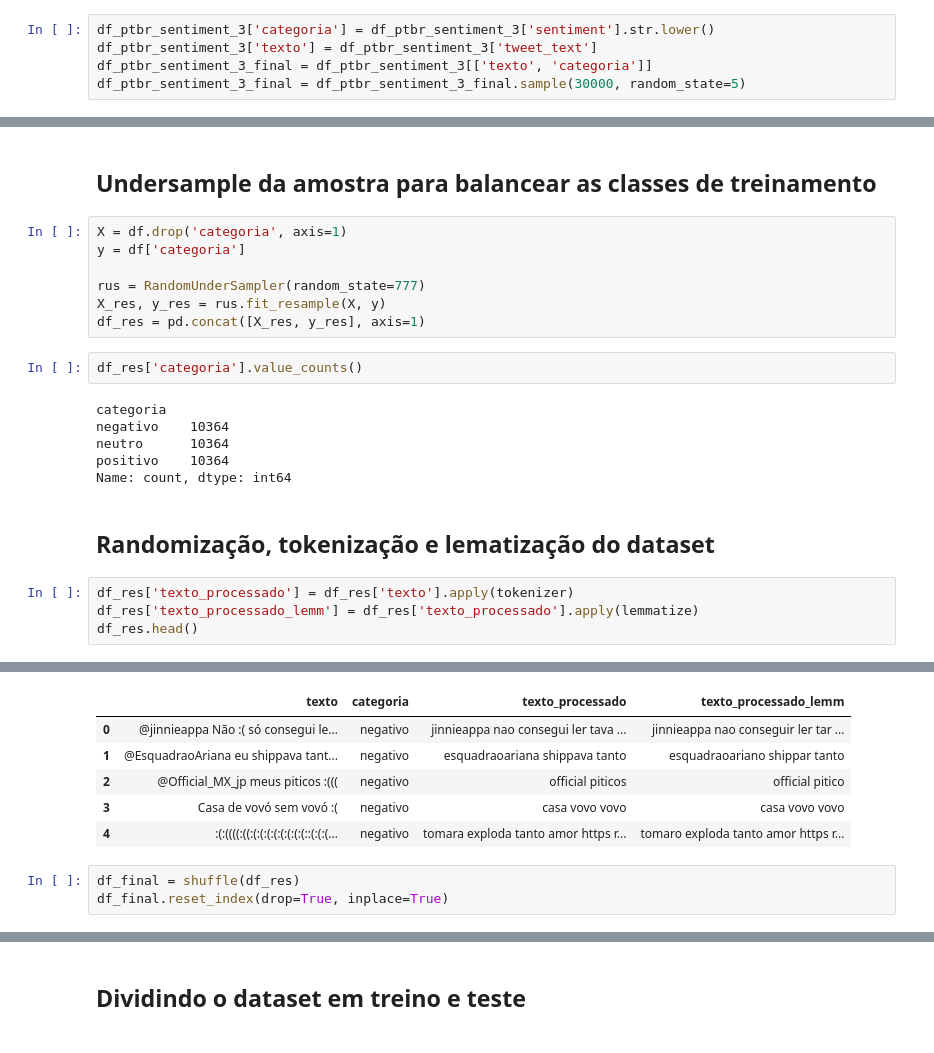
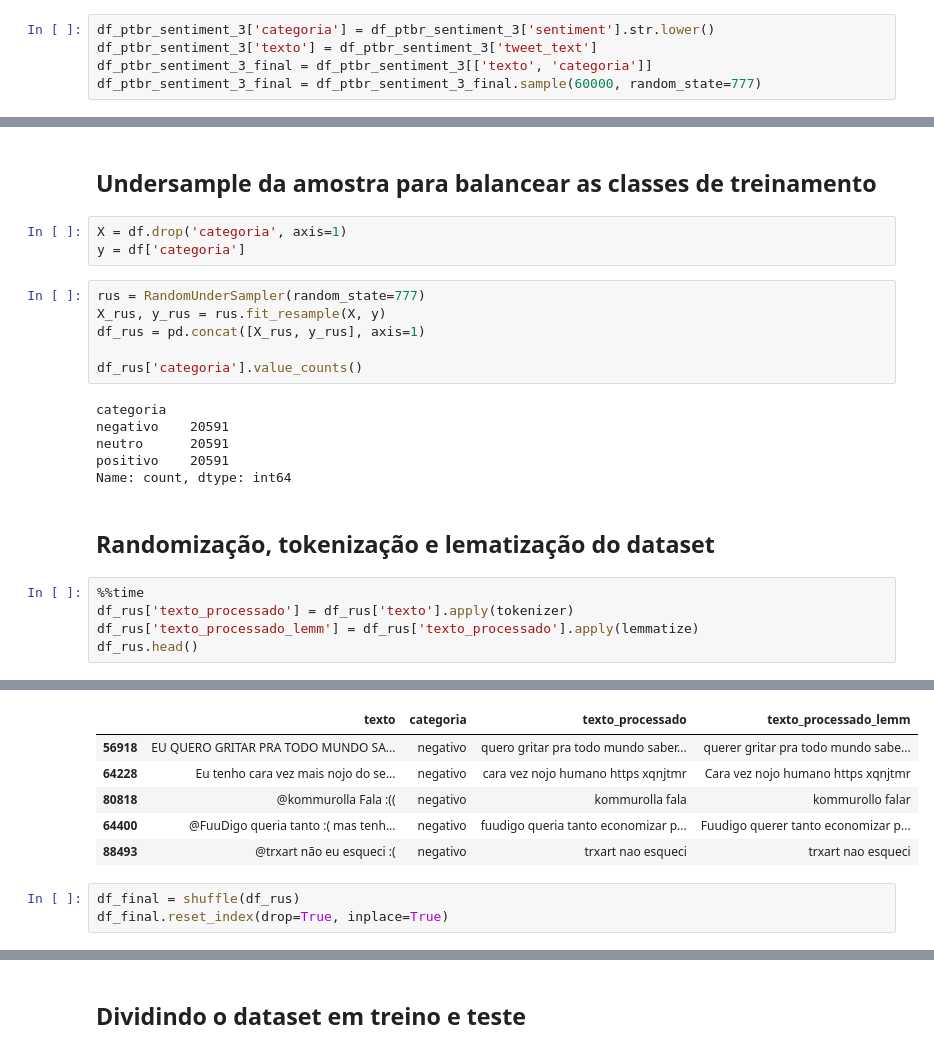
Before and after one commit to dhachcar/postech-tech-challenge-5, a Jupyter notebook: Tech_Challenge_5_NLP_Análise_de_sentimentos_de_texto.ipynb, the cells around one changed output, grey strips where cells are left out. Drawn from its saved outputs; the diff is of its cells as text.

```diff
--- a/Tech_Challenge_5_NLP_Análise_de_sentimentos_de_texto.ipynb
+++ b/Tech_Challenge_5_NLP_Análise_de_sentimentos_de_texto.ipynb
@@ -162,7 +162,7 @@ df_ptbr_sentiment_2_final = df_ptbr_sentiment_2_final.sample(15000, random_state
 df_ptbr_sentiment_3['categoria'] = df_ptbr_sentiment_3['sentiment'].str.lower()
 df_ptbr_sentiment_3['texto'] = df_ptbr_sentiment_3['tweet_text']
 df_ptbr_sentiment_3_final = df_ptbr_sentiment_3[['texto', 'categoria']]
-df_ptbr_sentiment_3_final = df_ptbr_sentiment_3_final.sample(30000, random_state=5)
+df_ptbr_sentiment_3_final = df_ptbr_sentiment_3_final.sample(60000, random_state=777)
 # %%
 df = pd.concat([df_1, df_2, df_3, df_4, df_5, df_ptbr_sentiment_1_final, df_ptbr_sentiment_2_final, df_ptbr_sentiment_3_final], ignore_index=True)
 df
@@ -210,22 +210,23 @@ df.head()
 # %%
 X = df.drop('categoria', axis=1)
 y = df['categoria']
-
-rus = RandomUnderSampler(random_state=777)
-X_res, y_res = rus.fit_resample(X, y)
-df_res = pd.concat([X_res, y_res], axis=1)
-# %%
-df_res['categoria'].value_counts()
-# %% [output]
-categoria
-negativo    10364
-neutro      10364
-positivo    10364
-Name: count, dtype: int64
+# %%
+rus = RandomUnderSampler(random_state=777)
+X_rus, y_rus = rus.fit_resample(X, y)
+df_rus = pd.concat([X_rus, y_rus], axis=1)
+
+df_rus['categoria'].value_counts()
+# %% [output]
+categoria
+negativo    20591
+neutro      20591
+positivo    20591
+Name: count, dtype: int64
 # %% [markdown]
 ## Randomização, tokenização e lematização do dataset
 # %%
-df_res['texto_processado'] = df_res['texto'].apply(tokenizer)
-df_res['texto_processado_lemm'] = df_res['texto_processado'].apply(lemmatize)
-df_res.head()
+%%time
+df_rus['texto_processado'] = df_rus['texto'].apply(tokenizer)
+df_rus['texto_processado_lemm'] = df_rus['texto_processado'].apply(lemmatize)
+df_rus.head()
 # %% [output]
@@ -232,11 +235,11 @@ df_res.head()
 |  | texto | categoria | texto_processado | texto_processado_lemm |
-| 0 | @jinnieappa Não :( só consegui le... | negativo | jinnieappa nao consegui ler tava ... | jinnieappa nao conseguir ler tar ... |
-| 1 | @EsquadraoAriana eu shippava tant... | negativo | esquadraoariana shippava tanto | esquadraoariano shippar tanto |
-| 2 | @Official_MX_jp meus piticos :((( | negativo | official piticos | official pitico |
-| 3 | Casa de vovó sem vovó :( | negativo | casa vovo vovo | casa vovo vovo |
-| 4 | :(:((((:((:(:(:(:(:(:(:(:(::(:(:(... | negativo | tomara exploda tanto amor https r... | tomaro exploda tanto amor https r... |
+| 56918 | EU QUERO GRITAR PRA TODO MUNDO SA... | negativo | quero gritar pra todo mundo saber... | querer gritar pra todo mundo sabe... |
+| 64228 | Eu tenho cara vez mais nojo do se... | negativo | cara vez nojo humano https xqnjtmr | Cara vez nojo humano https xqnjtmr |
+| 80818 | @kommurolla Fala :(( | negativo | kommurolla fala | kommurollo falar |
+| 64400 | @FuuDigo queria tanto :( mas tenh... | negativo | fuudigo queria tanto economizar p... | Fuudigo querer tanto economizar p... |
+| 88493 | @trxart não eu esqueci :( | negativo | trxart nao esqueci | trxart nao esqueci |
 # %%
-df_final = shuffle(df_res)
+df_final = shuffle(df_rus)
 df_final.reset_index(drop=True, inplace=True)
 # %%
 df_final.head()
```
Also changed, not shown: parts of 18 cells of this notebook.
